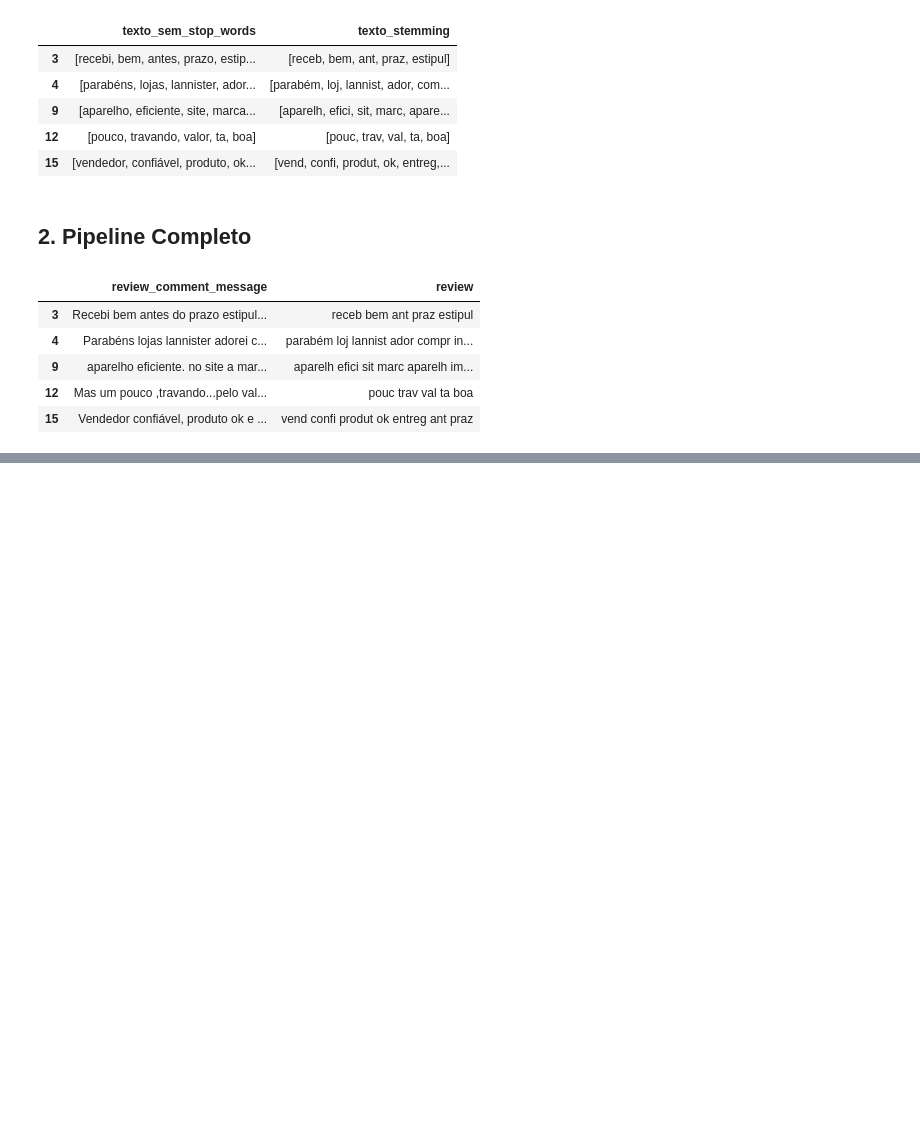
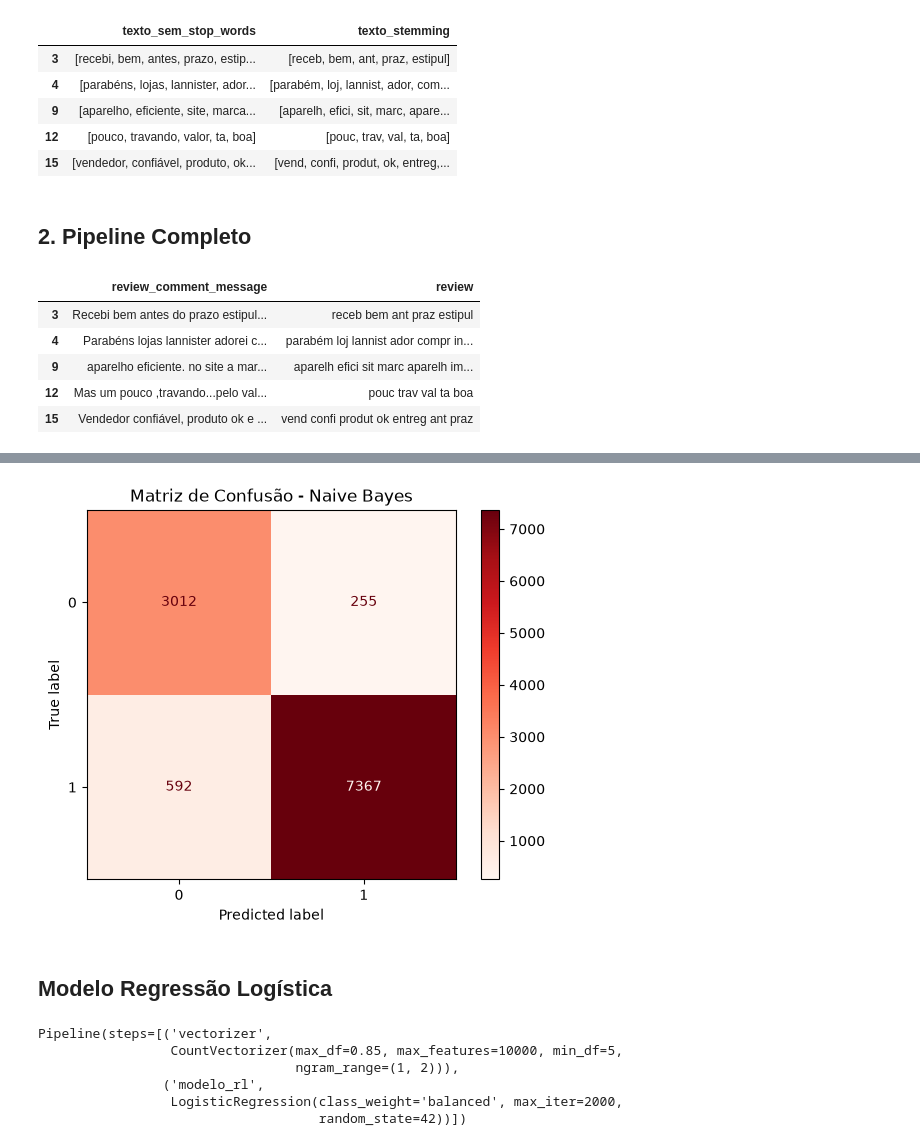
Before and after one commit to RenanTrevelim/olist-nlp-audit, a Jupyter notebook: notebooks/03_bow_ngram_models.ipynb, the cells around one changed output, grey strips where cells are left out. Cells and saved outputs as stored; diff of their text form; code cells hidden in the pictures; blank space fills up the shorter version.

Commit message:
finalizando modelos com bow + ngram

```diff
--- a/notebooks/03_bow_ngram_models.ipynb
+++ b/notebooks/03_bow_ngram_models.ipynb
@@ -170,0 +192,8 @@ dados[["review_comment_message", "review"]].head()
+# %%
+X = dados["review"]
+y = dados["sentimento"]
+# %%
+X_treino, X_teste, y_treino, y_teste = train_test_split(X, y, stratify=y, test_size=0.3, random_state=42)
+
+print(f"Dados Treino -> {len(X_treino)}")
+print(f"Dados Teste -> {len(X_teste)}")
@@ -170,0 +237,8 @@ dados[["review_comment_message", "review"]].head()
+# %%
+vectorizer = CountVectorizer(
+    lowercase=True,
+    ngram_range=(1,2),
+    min_df=5,
+    max_df=0.85,
+    max_features=10000
+)
@@ -170,0 +266,7 @@ dados[["review_comment_message", "review"]].head()
+# %%
+pipeline_nb = Pipeline([
+    ("vectorizer", vectorizer),
+    ("modelo_nb", MultinomialNB(alpha=1.0))
+])
+
+pipeline_nb.fit(X_treino, y_treino)
@@ -170,0 +293,22 @@ dados[["review_comment_message", "review"]].head()
+# %%
+ConfusionMatrixDisplay.from_estimator(pipeline_nb, X_teste, y_teste, cmap="Reds")
+plt.title("Matriz de Confusão - Naive Bayes")
+plt.show()
+# %% [output]
+[figure, added]
+# %% [markdown]
+## Modelo Regressão Logística
+# %%
+pipeline_rl = Pipeline([
+    ("vectorizer", vectorizer),
+    ("modelo_rl", LogisticRegression(max_iter=2000, class_weight="balanced", random_state=42))
+])
+
+pipeline_rl.fit(X_treino, y_treino)
+# %% [output]
+Pipeline(steps=[('vectorizer',
+                 CountVectorizer(max_df=0.85, max_features=10000, min_df=5,
+                                 ngram_range=(1, 2))),
+                ('modelo_rl',
+                 LogisticRegression(class_weight='balanced', max_iter=2000,
+                                    random_state=42))])
```
Also changed, not shown: parts of 38 cells of this notebook.
